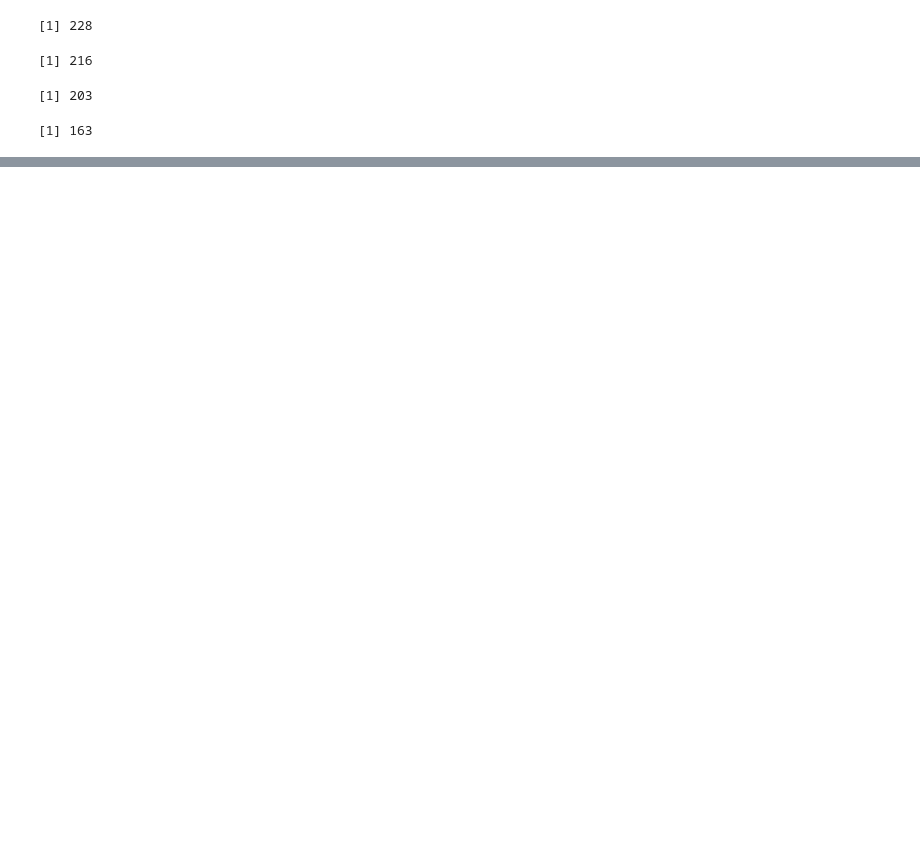
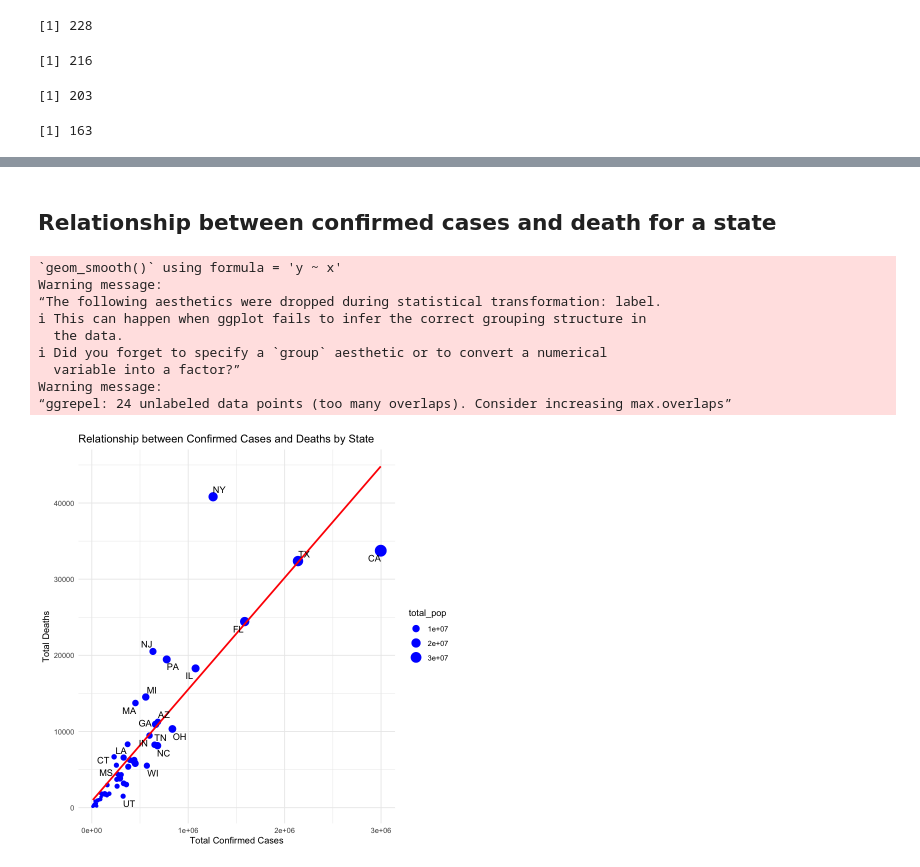
Before and after one commit to yamphurai/Data_Mining_Project1, a Jupyter notebook: DataMining_Project1_plus_census.ipynb, the cells around one changed output, grey strips where cells are left out. Drawn from its saved outputs; the diff is of its cells as text; code cells hidden in the pictures; blank space fills up the shorter version.

```diff
--- a/DataMining_Project1_plus_census.ipynb
+++ b/DataMining_Project1_plus_census.ipynb
@@ -151,9 +171,9 @@ length(names(dataset_plus_census))
 # %% [output]
 [1] 163
 # %%
-# Drop the columns with values related to race
+# Drop the columns with values related to multiple races to limit the focus on data on a single race
 dataset_plus_census <- dataset_plus_census %>%
-  select(-white_including_hispanic, -black_including_hispanic, -amerindian_including_hispanic, -asian_including_hispanic)
+  select(-white_including_hispanic, -black_including_hispanic, -amerindian_including_hispanic, -asian_including_hispanic, -two_or_more_races_pop, -not_hispanic_pop)
 # %%
 length(names(dataset_plus_census))
 # %% [output]
@@ -193,7 +213,8 @@ length(names(dataset_plus_census))
 # %%
 # We are already considering male/female and age redated data. So these columns are dropped
 dataset_plus_census <- dataset_plus_census %>%
-  select(-white_male_55_64, -white_male_45_54, -hispanic_male_55_64, -hispanic_male_45_54, -black_male_55_64, -black_male_45_54, -asian_male_55_64, -asian_male_45_54)
+  select(-white_male_55_64, -white_male_45_54, -hispanic_male_55_64, -hispanic_male_45_54, -black_male_55_64, -black_male_45_54, -asian_male_55_64, -asian_male_45_54,
+         -family_households, -nonfamily_households)
 # %%
 length(names(dataset_plus_census))
 # %% [output]
@@ -216,6 +237,3 @@ dataset_plus_census <- dataset_plus_census %>%
-# %%
-dataset_plus_census <- dataset_plus_census %>%
-  select(-county_fips_code, -nonfamily_households, -family_households, -median_year_structure_built, -two_or_more_races_pop, -not_hispanic_pop, -no_cars, -rent_under_50_percent, -do_date)
 # %%
 # Remaining feature columns
 print(length(names(dataset_plus_census)))
@@ -235,11 +260,14 @@ print(names(dataset_plus_census))
 # Rearrange the columns in the specified order
 dataset_plus_census <- dataset_plus_census %>%
   select(
-    date, state, state_fips_code, county_name, geo_id, median_age, male_pop, female_pop, total_pop,
-    white_pop, black_pop, asian_pop, hispanic_pop, amerindian_pop, other_race_pop, median_income,
-    income_less_50K, income_50K_100K, income_100K_150K, income_150K_more, employed_pop,
-    unemployed_pop, walked_to_work, commute, male_0_20, male_21_49, male_50_above,
-    female_0_20, female_21_49, female_50_above
+    state, state_fips_code, county_name,
+    confirmed_cases, deaths,
+    total_pop, male_pop, female_pop,
+    white_pop, black_pop, asian_pop, hispanic_pop, amerindian_pop, other_race_pop,
+    median_income, income_less_50K, income_50K_100K, income_100K_150K, income_150K_more,
+    rent_under_50_percent, rent_over_50_percent,
+    median_age, male_0_20, male_21_49, male_50_above, female_0_20, female_21_49, female_50_above,
+    unemployed_pop, employed_pop, commute, worked_at_home, walked_to_work
   )
 
 # Save the updated dataset to a CSV file
@@ -259,0 +321,35 @@ print(names(dataset_plus_census))
+# %% [markdown]
+## Relationship between confirmed cases and death for a state
+# %%
+# Summarize the data to get total confirmed cases and deaths by state
+state_summary <- dataset_plus_census %>%
+  group_by(state) %>%
+  summarise(
+    total_confirmed_cases = sum(confirmed_cases, na.rm = TRUE),
+    total_deaths = sum(deaths, na.rm = TRUE),
+    total_pop = sum(total_pop, na.rm = TRUE)
+  )
+
+
+# Plot using ggplot2
+ggplot(state_summary, aes(x = total_confirmed_cases, y = total_deaths, label = state)) +
+  geom_point(mapping = aes(size = total_pop), color = "blue") +
+  geom_smooth(method = "lm", se = FALSE, color = "red") +
+  geom_text_repel(data = subset(state_summary, total_deaths >= 1000)) +
+  labs(
+    title = "Relationship between Confirmed Cases and Deaths by State",
+    x = "Total Confirmed Cases",
+    y = "Total Deaths"
+  ) +
+  theme_minimal()
+# %% [output]
+`geom_smooth()` using formula = 'y ~ x'
+Warning message:
+“The following aesthetics were dropped during statistical transformation: label.
+ℹ This can happen when ggplot fails to infer the correct grouping structure in
+  the data.
+ℹ Did you forget to specify a `group` aesthetic or to convert a numerical
+  variable into a factor?”
+Warning message:
+“ggrepel: 24 unlabeled data points (too many overlaps). Consider increasing max.overlaps”
+[figure, added]
```
Also changed, not shown: parts of 51 cells of this notebook.
